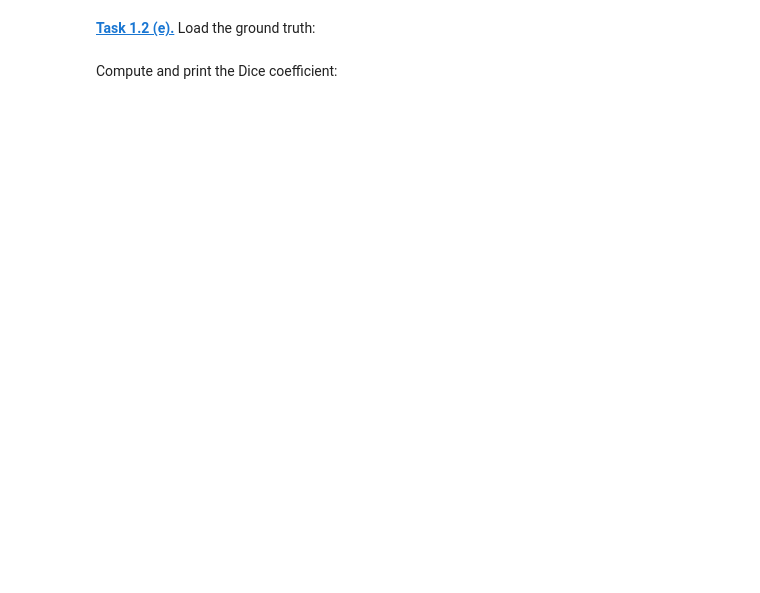
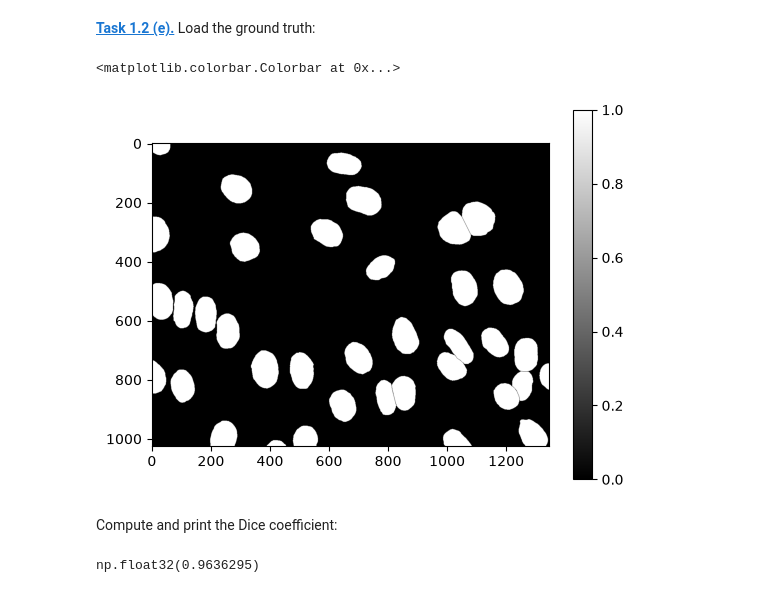
Before and after one commit to tilmannstieglitz/mobi-fs5-python, a Jupyter notebook: segm_threshold.ipynb, the cells around one changed output. Cells and saved outputs as stored; diff of their text form; code cells hidden in the pictures; blank space fills up the shorter version.

```diff
--- a/segm_threshold.ipynb
+++ b/segm_threshold.ipynb
@@ -39,4 +43,12 @@ plt.colorbar()
 # %% [markdown]
 **[Task 1.2 (e).]()** Load the ground truth:
+# %%
+ground_truth = plt.imread("data/NIH3T3/gt/0.png")
+plt.figure()
+plt.imshow(ground_truth, "gray")
+plt.colorbar()
+# %% [output]
+<matplotlib.colorbar.Colorbar at 0x...>
+[figure, added]
 # %% [markdown]
 Compute and print the Dice coefficient:
@@ -42,0 +58,5 @@ Compute and print the Dice coefficient:
+# %%
+dice_dna_0_gt = dice_coefficient(dna_0_bi, ground_truth)
+dice_dna_0_gt
+# %% [output]
+np.float32(0.9636295)
```
Also changed, not shown: parts of 5 cells of this notebook.
